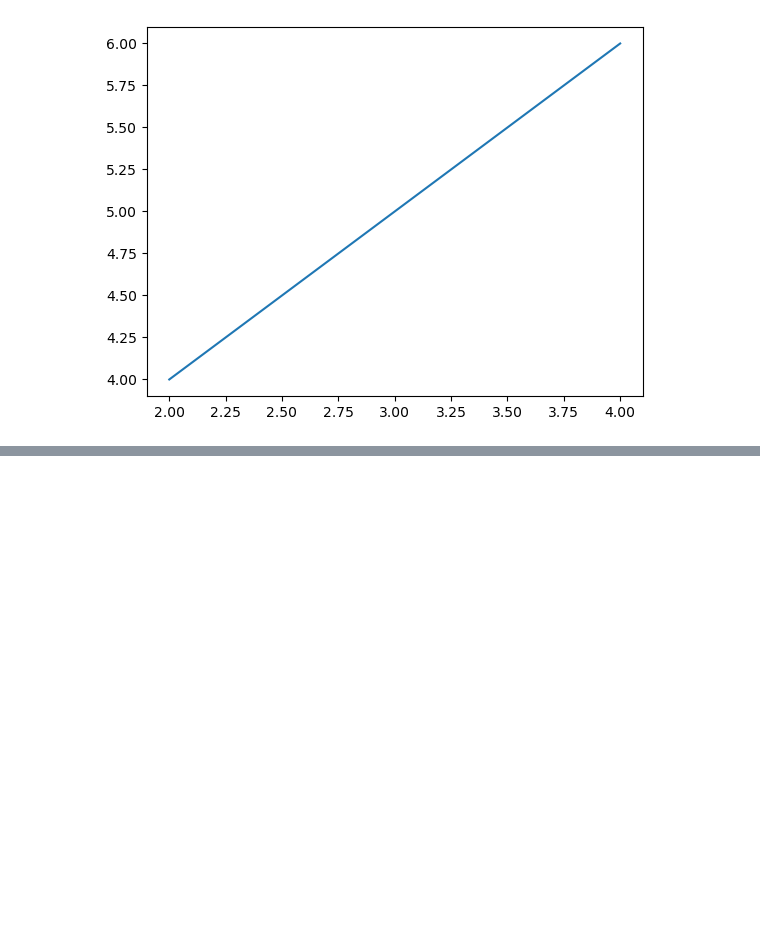
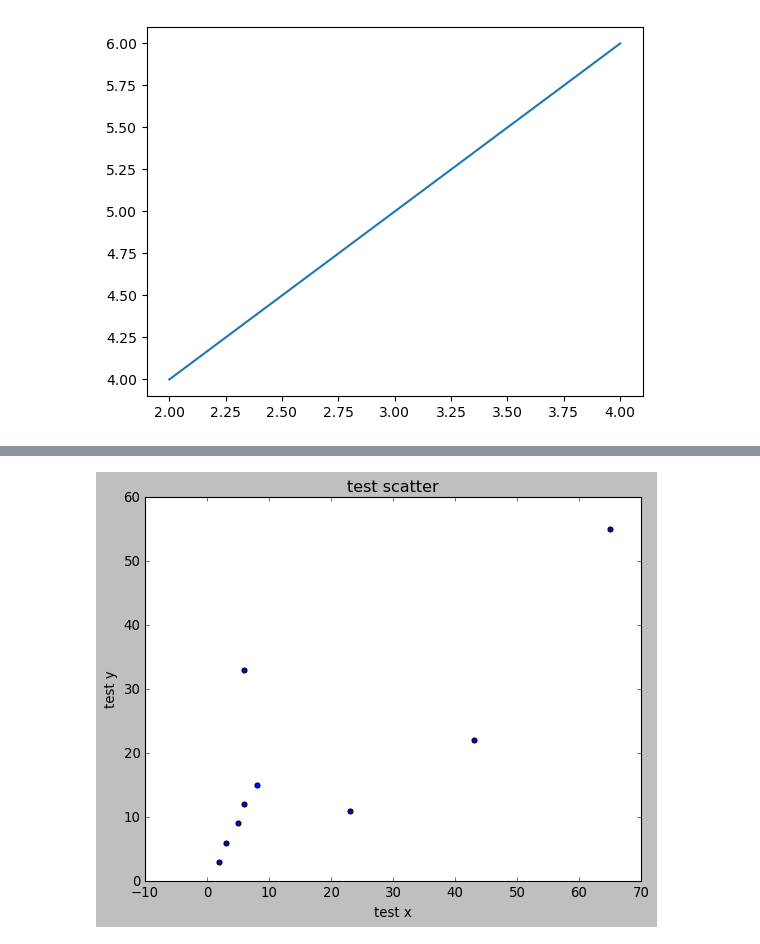
Before and after one commit to Shyam165/Summer-Internship, a Jupyter notebook: Matplotlib/matplotlib.ipynb, the cells around one changed output, grey strips where cells are left out. Drawn from its saved outputs; the diff is of its cells as text; code cells hidden in the pictures; blank space fills up the shorter version.

```diff
--- a/Matplotlib/matplotlib.ipynb
+++ b/Matplotlib/matplotlib.ipynb
@@ -12,0 +73,17 @@ plt.show
+# %%
+import matplotlib.pyplot as plt
+from matplotlib import style
+
+style.use('classic')
+
+x=[2,3,5,6,8,6,43,23,65]
+y=[3,6,9,12,15,33,22,11,55]
+
+plt.title('test scatter')
+plt.xlabel('test x')
+plt.ylabel('test y')
+
+plt.scatter(x,y)
+plt.show()
+# %% [output]
+[figure, added]
```
Also changed, not shown: parts of 3 cells of this notebook.
